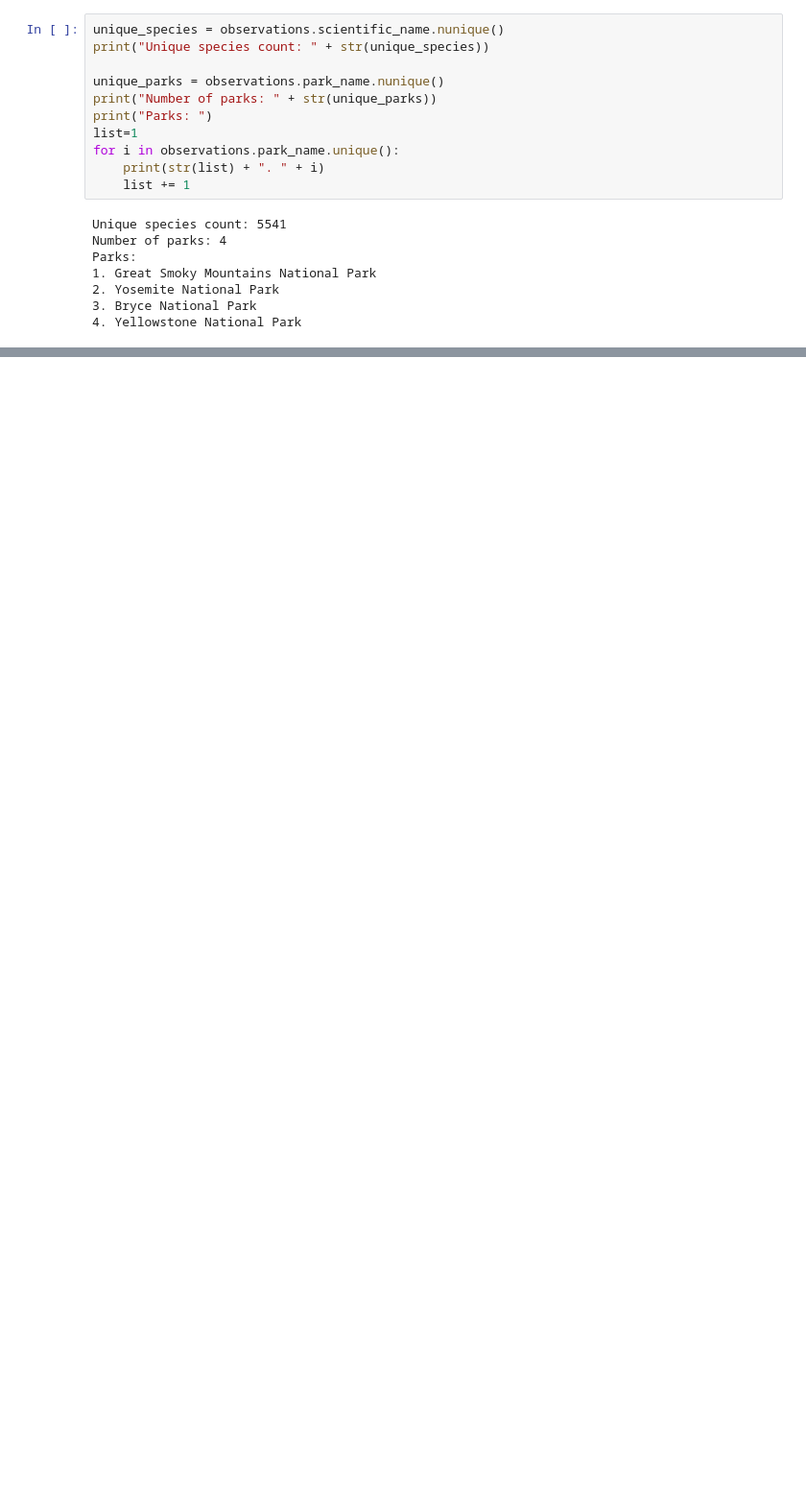
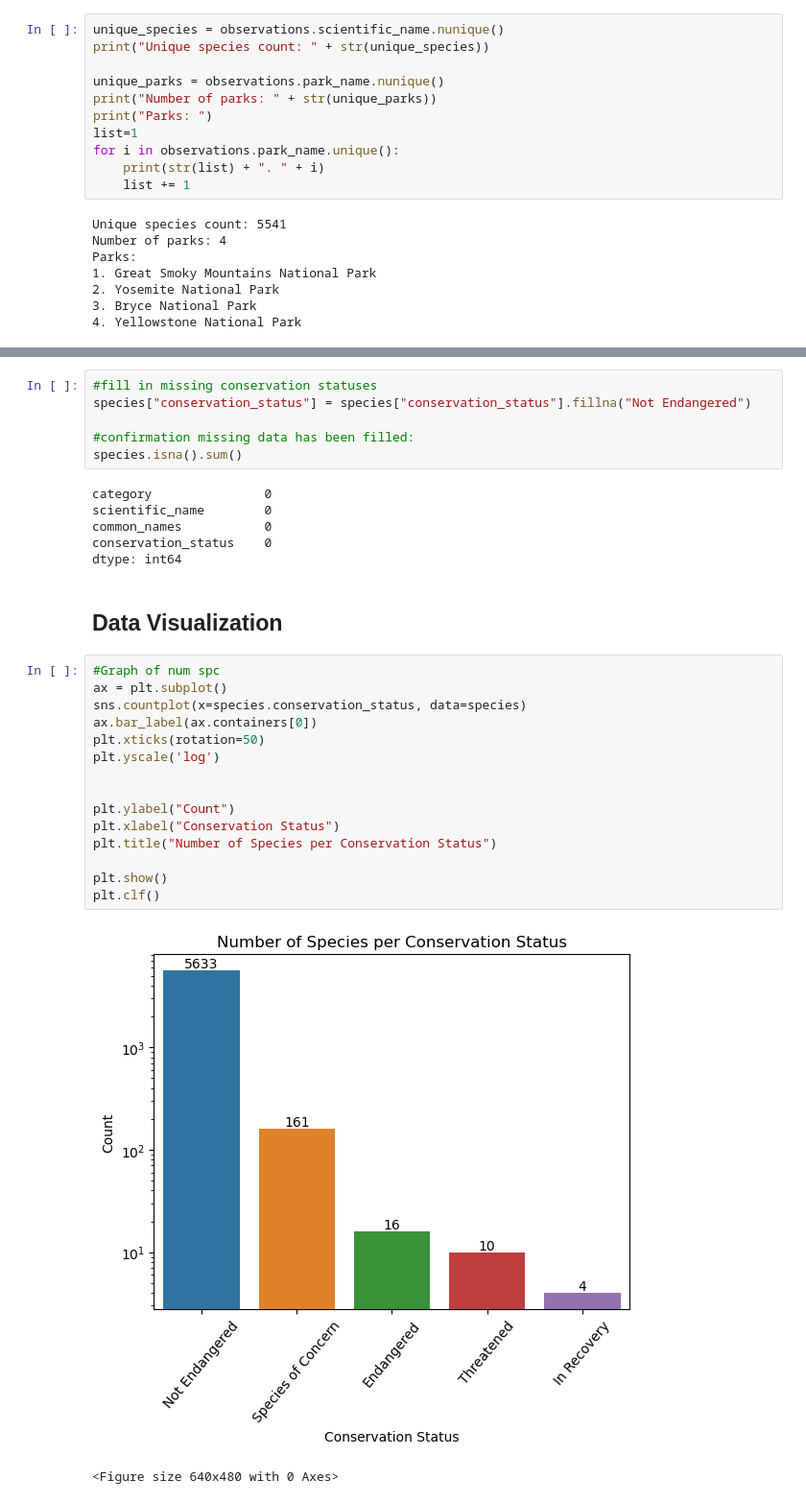
Before and after one commit to j591fletcher/National-Park-Biodiversity, a Jupyter notebook: biodiversity.ipynb, the cells around one changed output, grey strips where cells are left out. Shown at 96% size. Cells and saved outputs as stored; diff of their text form; blank space fills up the shorter version.

Commit message:
Data Visualization
Added graphs for num species per conservation status and for num species per cateogry.

```diff
--- a/biodiversity.ipynb
+++ b/biodiversity.ipynb
@@ -104,0 +208,32 @@ Parks:
+# %%
+#fill in missing conservation statuses
+species["conservation_status"] = species["conservation_status"].fillna("Not Endangered")
+
+#confirmation missing data has been filled:
+species.isna().sum()
+# %% [output]
+category               0
+scientific_name        0
+common_names           0
+conservation_status    0
+dtype: int64
+# %% [markdown]
+## Data Visualization
+# %%
+#Graph of num spc
+ax = plt.subplot()
+sns.countplot(x=species.conservation_status, data=species)
+ax.bar_label(ax.containers[0])
+plt.xticks(rotation=50)
+plt.yscale('log')
+
+
+plt.ylabel("Count")
+plt.xlabel("Conservation Status")
+plt.title("Number of Species per Conservation Status")
+
+plt.show()
+plt.clf()
+# %% [output]
+[figure, added]
+<Figure size 640x480 with 0 Axes>
```
Also changed, not shown: parts of 14 cells of this notebook.
